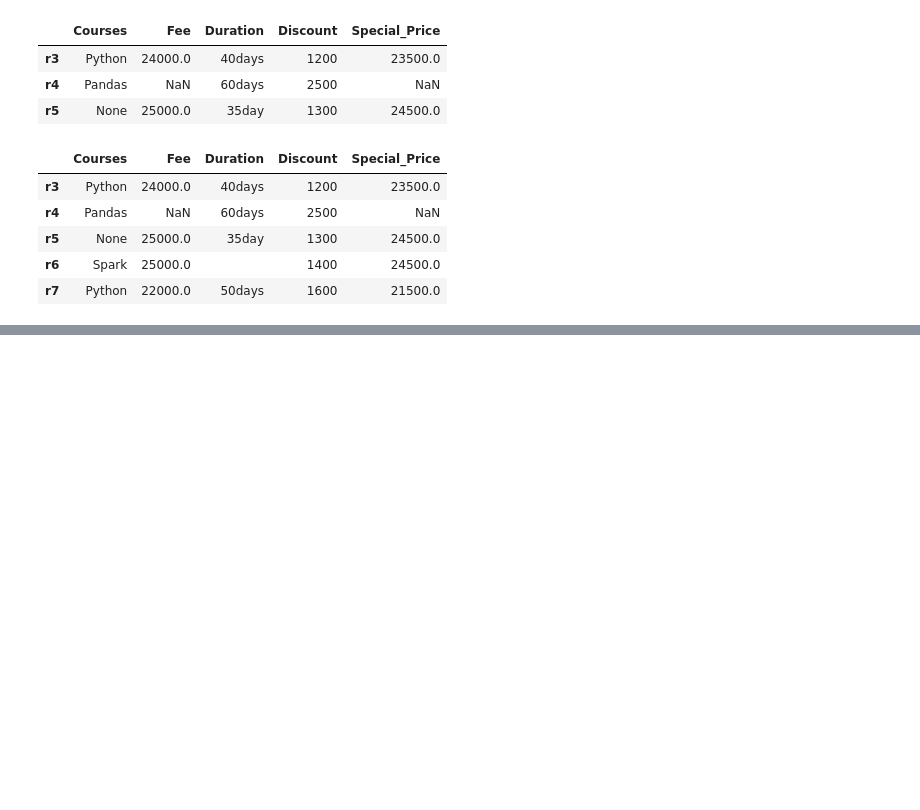
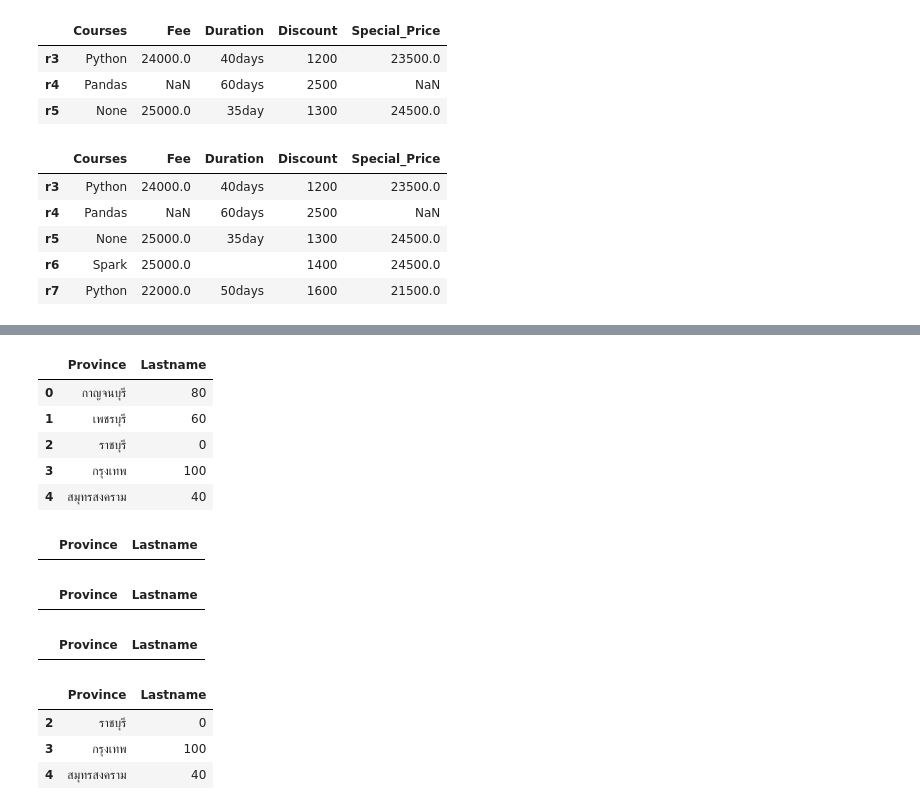
Before and after one commit to aekanun2020/Data-Analytics-using-Python, a Jupyter notebook: Python_Pandas_Dataframe_Basic_Properties_and_Methods.ipynb, the cells around one changed output, grey strips where cells are left out. Saved outputs shown, nothing was run; the diff lists cells and outputs as text; code cells hidden in the pictures; blank space fills up the shorter version.

```diff
--- a/Python_Pandas_Dataframe_Basic_Properties_and_Methods.ipynb
+++ b/Python_Pandas_Dataframe_Basic_Properties_and_Methods.ipynb
@@ -281,0 +316,31 @@ test_pd['1':]
+# %%
+noDefineIndexLabel_pd = pd.DataFrame({'Province':['กาญจนบุรี','เพชรบุรี','ราชบุรี','กรุงเทพ','สมุทรสงคราม']\
+                        ,'Lastname':[80,60,0,100,40]})
+# %%
+noDefineIndexLabel_pd
+# %% [output]
+|  | Province | Lastname |
+| 0 | กาญจนบุรี | 80 |
+| 1 | เพชรบุรี | 60 |
+| 2 | ราชบุรี | 0 |
+| 3 | กรุงเทพ | 100 |
+| 4 | สมุทรสงคราม | 40 |
+# %%
+noDefineIndexLabel_pd[1:1]
+# %% [output]
+|  | Province | Lastname |
+# %%
+noDefineIndexLabel_pd[2:2]
+# %% [output]
+|  | Province | Lastname |
+# %%
+noDefineIndexLabel_pd[4:4]
+# %% [output]
+|  | Province | Lastname |
+# %%
+noDefineIndexLabel_pd[2:6]
+# %% [output]
+|  | Province | Lastname |
+| 2 | ราชบุรี | 0 |
+| 3 | กรุงเทพ | 100 |
+| 4 | สมุทรสงคราม | 40 |
```
Also changed, not shown: parts of 9 cells of this notebook.
